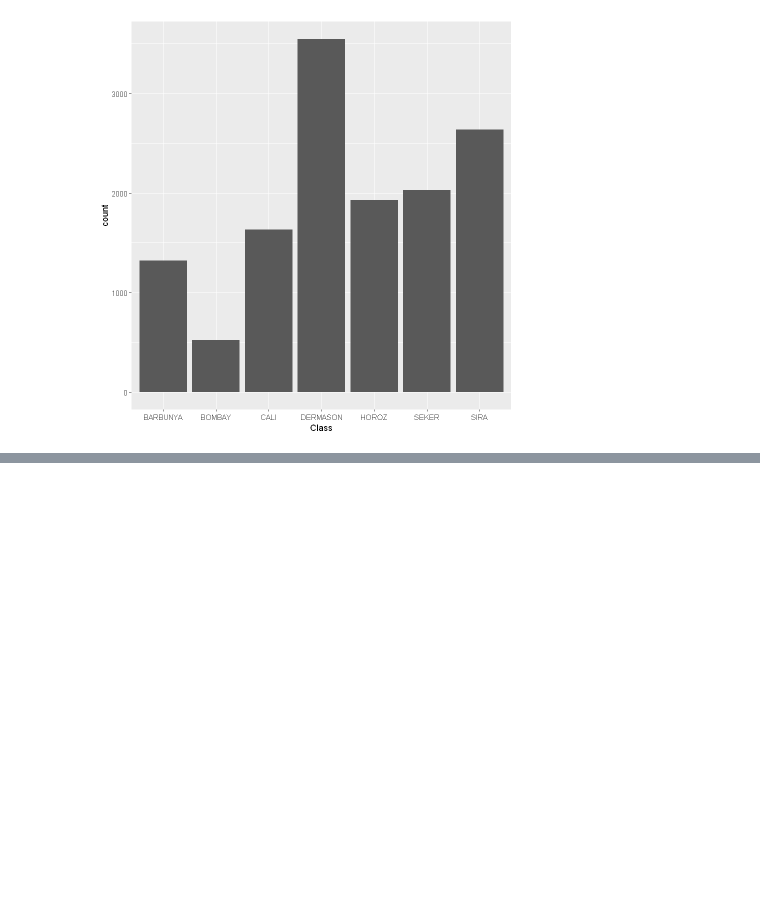
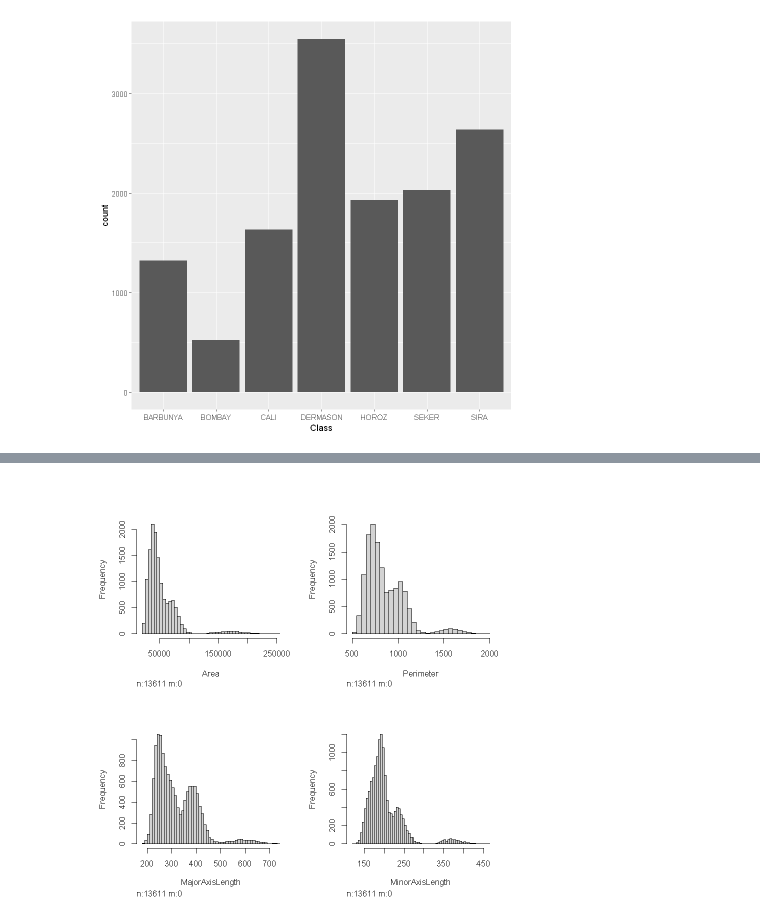
Before and after one commit to RomainDudoit/M2_Projet_Data_Mining_ah_pine, a Jupyter notebook: Test_notebook.ipynb, the cells around one changed output, grey strips where cells are left out. Drawn from its saved outputs; the diff is of its cells as text; code cells hidden in the pictures; blank space fills up the shorter version.

```diff
--- a/Test_notebook.ipynb
+++ b/Test_notebook.ipynb
@@ -138,0 +149,4 @@ y = data[,17]
+# %%
+hist.data.frame(X[,c(1:4)])
+# %% [output]
+[figure, added]
```
Also changed, not shown: parts of 35 cells of this notebook.
